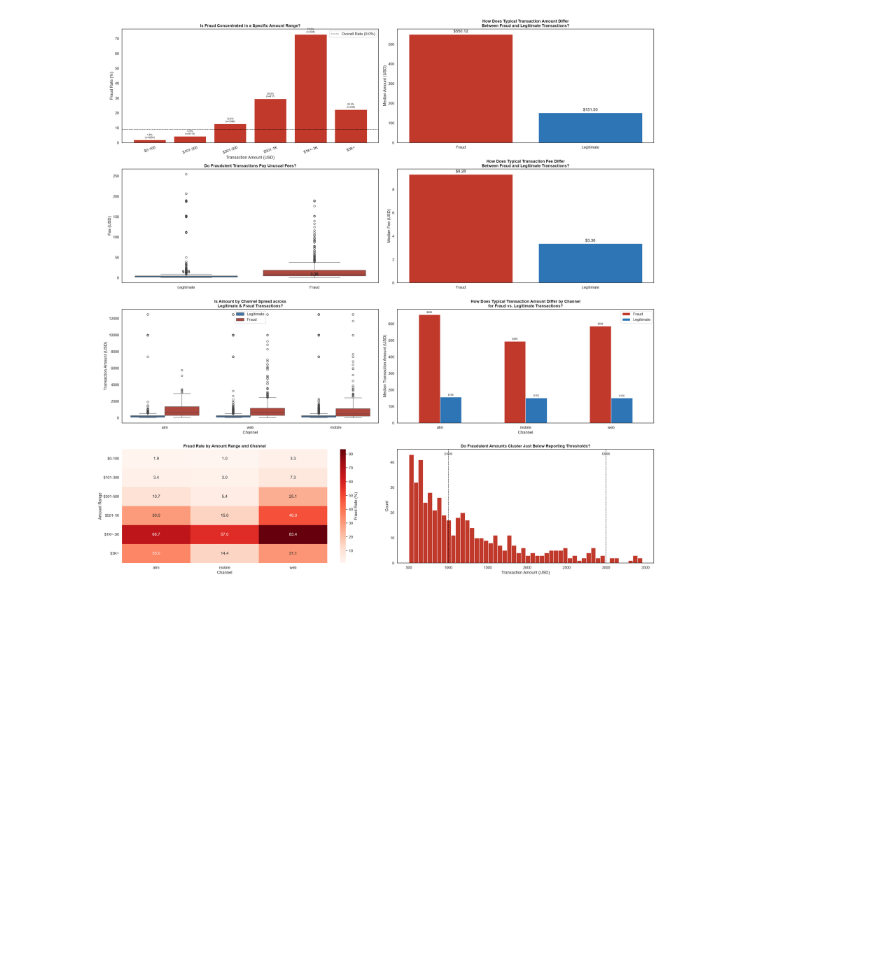
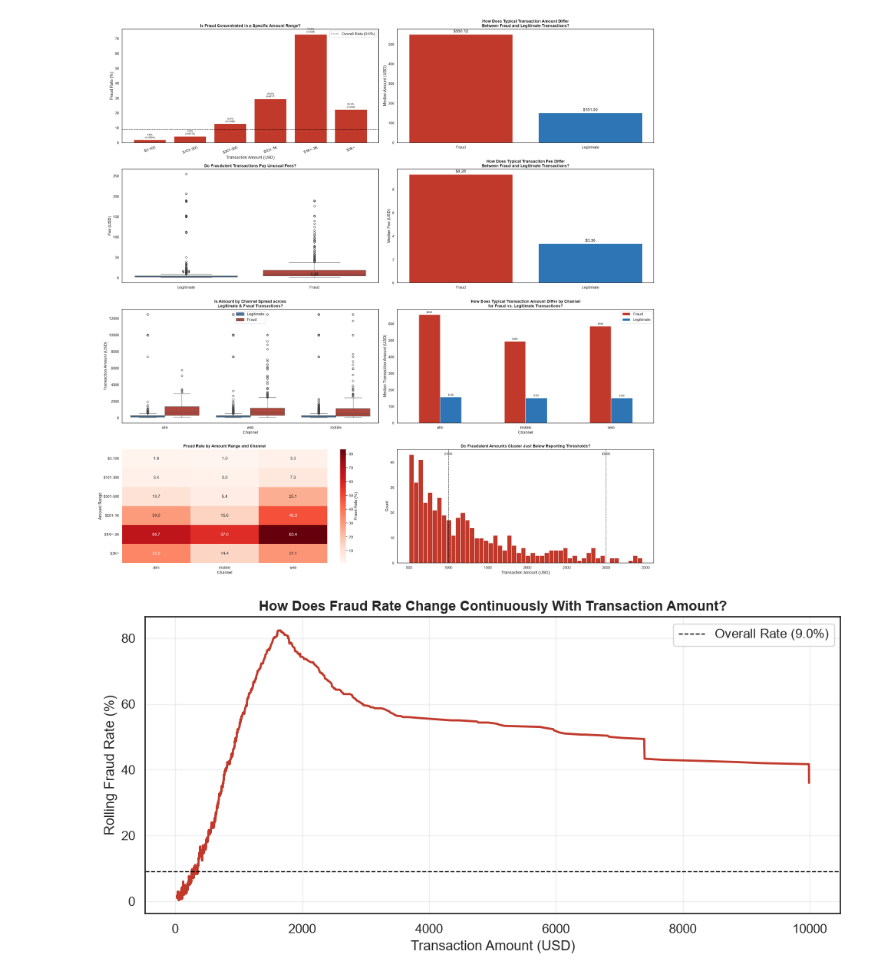
Before and after one commit to LeesiElekwa/Digital_Transfer_Fraud_Detection_System, a Jupyter notebook: Notebooks/ExploratoryAnalysis.ipynb, the cells around one changed output. Saved outputs shown, nothing was run; the diff lists cells and outputs as text; code cells hidden in the pictures; blank space fills up the shorter version.

Commit message:
Update:Investigating how amount, fees and channel vary between legitimate and fradulent transactions

```diff
--- a/Notebooks/ExploratoryAnalysis.ipynb
+++ b/Notebooks/ExploratoryAnalysis.ipynb
@@ -792,5 +792,24 @@ plt.tight_layout()
 plt.show()
 # %% [output]
 [figure]
+# %%
+# Sort by amount, then compute a rolling fraud rate across a moving window of transactions
+df_sorted = df_cleaned_transaction_data.sort_values("amount_usd").reset_index(drop=True)
+df_sorted["rolling_fraud_rate"] = df_sorted["is_fraud"].rolling(window=300, center=True).mean() * 100
+
+fig, ax = plt.subplots(figsize=(10, 5))
+ax.plot(df_sorted["amount_usd"], df_sorted["rolling_fraud_rate"], color="#C0392B", linewidth=2)
+ax.axhline(overall_rate, color="black", linestyle="--", linewidth=1, label=f"Overall Rate ({overall_rate:.1f}%)")
+ax.set_title("How Does Fraud Rate Change Continuously With Transaction Amount?")
+ax.set_xlabel("Transaction Amount (USD)")
+ax.set_ylabel("Rolling Fraud Rate (%)")
+#ax.set_xlim(0, 13000)  # zoom into the range where most data sits
+ax.grid(True, alpha=0.3)
+ax.legend()
+
+plt.tight_layout()
+plt.show()
+# %% [output]
+[figure, added]
 # %% [markdown]
 **Fraud concentrates sharply in the $1K-3K range.** Fraud rate rises steadily from just 1.8% at $0-100 to a striking **72.9%** at $1K-3K, before easing to 22.3% at $3K+. This isn't a simple "bigger = riskier" pattern — fraud peaks in a specific mid-to-high range rather than climbing indefinitely with amount.
```
Also changed, not shown: parts of 1 cell of this notebook.
